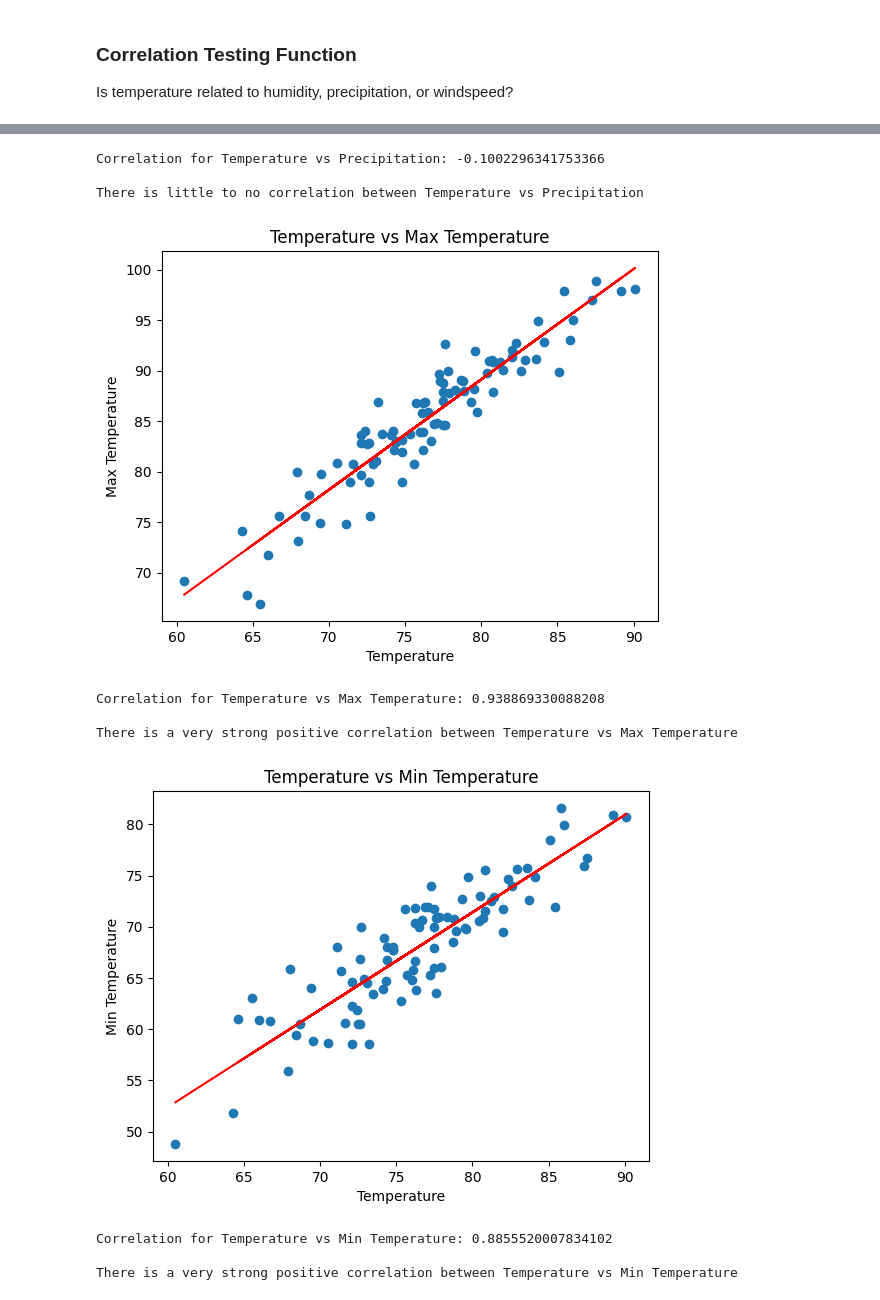
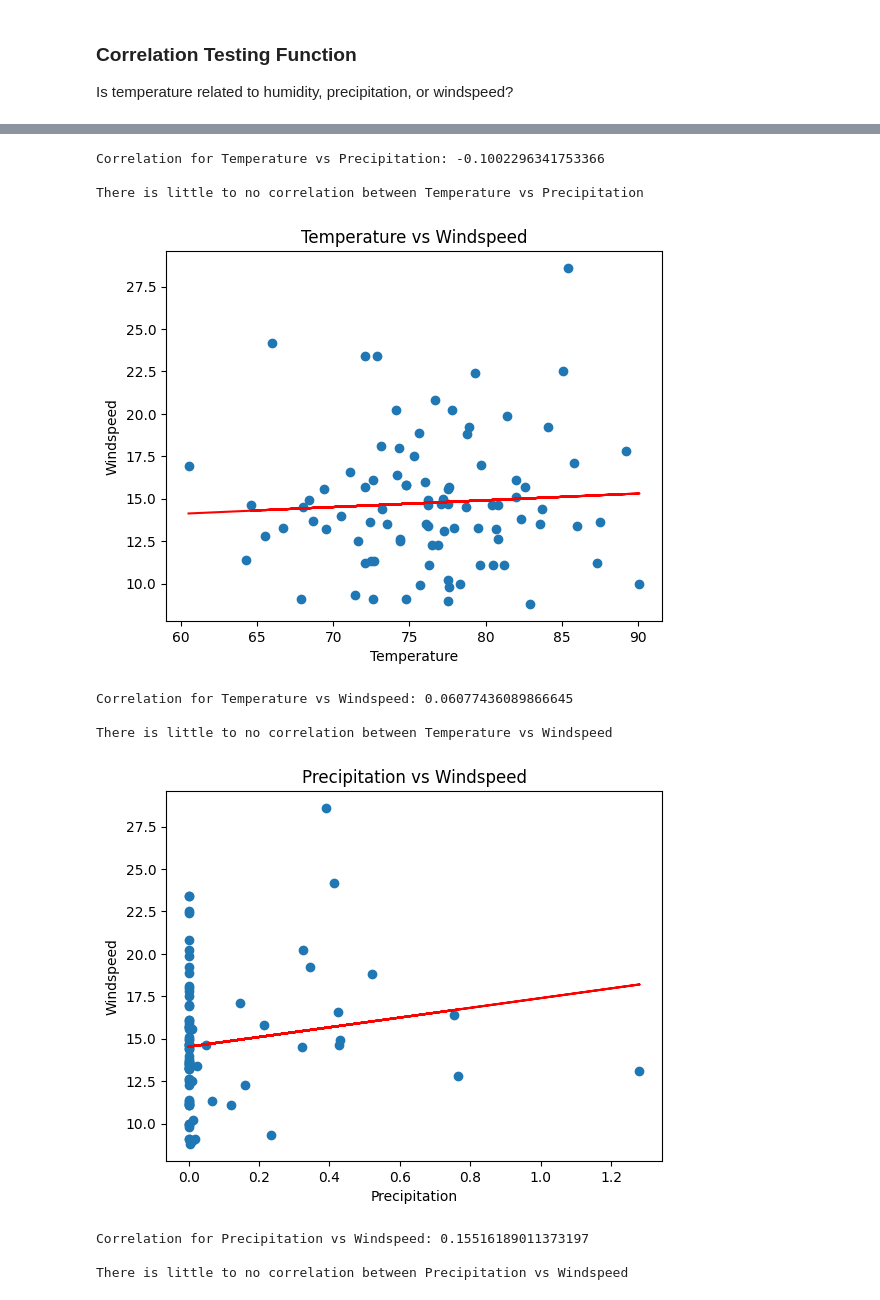
Before and after one commit to mnunez24/CMSC320_FinalProject, a Jupyter notebook: Submisson-Part-2.ipynb, the cells around one changed output, grey strips where cells are left out. Drawn from its saved outputs; the diff is of its cells as text; code cells hidden in the pictures.

Commit message:
removed and added combos of correlation

```diff
--- a/Submisson-Part-2.ipynb
+++ b/Submisson-Part-2.ipynb
@@ -374,30 +374,31 @@ def correlation_of_fields(field1:str, field2:str):
     elif correlation <= -0.8:
         print(f"There is a very strong negative correlation between {title}")
 # %%
+#fields = ["Humidity", "Feelslike", "Precip", "Tempmax", "Tempmin", "Windspeed","Temp"]
+
 correlation_of_fields("Temp", "Humidity")
 correlation_of_fields("Temp", "Feelslike")
 correlation_of_fields("Temp", "Precip")
-correlation_of_fields("Temp", "Tempmax")
-correlation_of_fields("Temp", "Tempmin")
 correlation_of_fields("Temp", "Windspeed")
+correlation_of_fields("Precip", "Windspeed")
 # %% [output]
 [figure]
 Correlation for Temperature vs Humidity: -0.10651582761403364
 
 There is little to no correlation between Temperature vs Humidity
 [figure]
 Correlation for Temperature vs Feels Like: 0.9805867839045195
 
 There is a very strong positive correlation between Temperature vs Feels Like
 [figure]
 Correlation for Temperature vs Precipitation: -0.1002296341753366
 
 There is little to no correlation between Temperature vs Precipitation
-[figure, old version]
+[figure, new version]
-Correlation for Temperature vs Max Temperature: 0.938869330088208
+Correlation for Temperature vs Windspeed: 0.06077436089866645
 
-There is a very strong positive correlation between Temperature vs Max Temperature
+There is little to no correlation between Temperature vs Windspeed
-[figure, old version]
+[figure, new version]
-Correlation for Temperature vs Min Temperature: 0.8855520007834102
+Correlation for Precipitation vs Windspeed: 0.15516189011373197
 
-There is a very strong positive correlation between Temperature vs Min Temperature
+There is little to no correlation between Precipitation vs Windspeed
```
Also changed, not shown: parts of 1 cell of this notebook.
